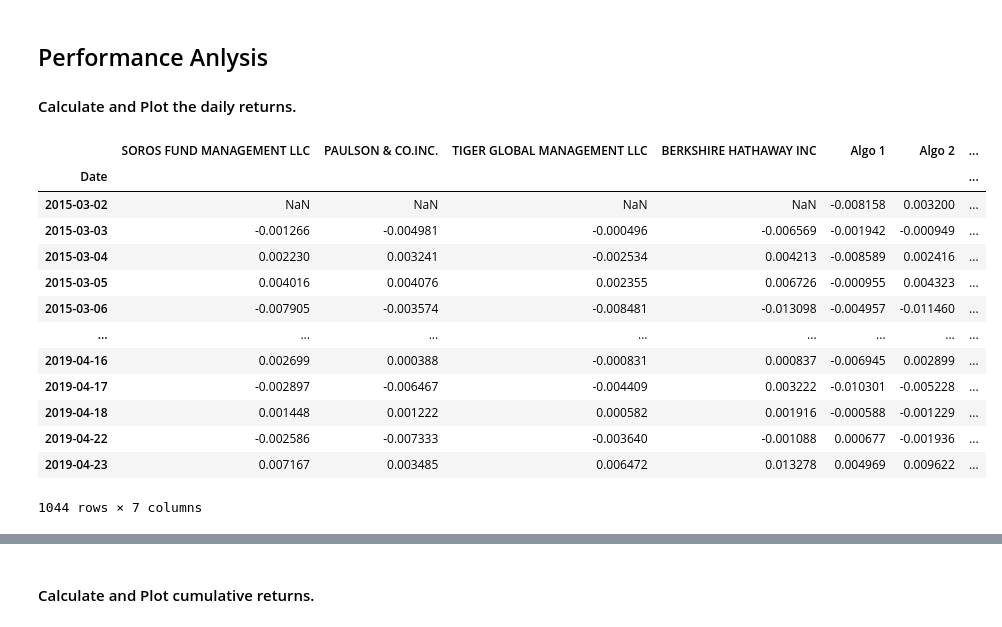
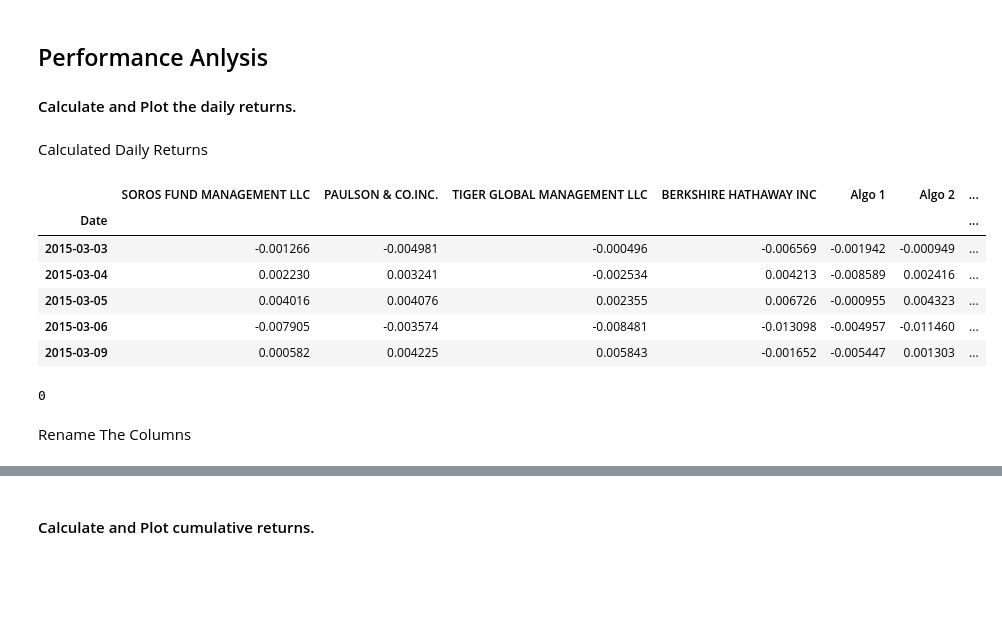
Before and after one commit to JamelBoyer/J_Boyer_Bootcamp, a Jupyter notebook: 02-Homework/04-Pandas/Instructions/Starter_Code/whale_analysis.ipynb, the cells around one changed output, grey strips where cells are left out. Drawn from its saved outputs; the diff is of its cells as text; code cells hidden in the pictures; blank space fills up the shorter version.

```diff
--- a/02-Homework/04-Pandas/Instructions/Starter_Code/whale_analysis.ipynb
+++ b/02-Homework/04-Pandas/Instructions/Starter_Code/whale_analysis.ipynb
@@ -162,3 +134,5 @@ Date
+# %%
+algo_returns_data = algo_returns.copy()
 # %% [markdown]
 ## S&P 500 Returns
 
@@ -198,7 +171,7 @@ Close    object
 dtype: object
 # %%
 # Fix Data Types
-SP_Close = SP_Close.copy()
+#Needed to replace the $ so that the amounts are no longer strings but intergers
 SP_Close["Close"] = SP_Close["Close"].str.replace("$", "")
 SP_Close.head()
 # %% [output]
@@ -209,6 +182,9 @@ SP_Close.head()
 | 2012-10-03 | 1450.99 |
 | 2012-10-04 | 1461.40 |
 | 2012-10-05 | 1460.93 |
+# %%
+#Making a copy of this dataframe so I do not have to go through this process in the future
+SP_Close_data = SP_Close.copy()
 # %%
 # Calculate Daily Returns
 
@@ -246,6 +223,6 @@ SP_Close.head()
 ## Combine Whale, Algorithmic, and S&P 500 Returns
 # %%
 # Join Whale Returns, Algorithmic Returns, and the S&P 500 Returns into a single DataFrame with columns for each portfolio's returns.
-daily_oringinal_returns = pd.concat([whale_returns, algo_returns, SP_Close], axis = "columns",join = "inner")
-print(daily_oringinal_returns)
+daily_oringinal_returns = pd.concat([whale_returns_data, algo_returns_data, SP_Close_data], axis = "columns",join = "inner")
+daily_oringinal_returns
 # %% [output]
@@ -278,28 +250,32 @@ In this section, you will calculate and visualize performance and risk metrics f
 ## Performance Anlysis
 
 #### Calculate and Plot the daily returns.
+# %% [markdown]
+Calculated Daily Returns
 # %%
-#Plot daily returns of all portfolios
+
 #daily_returns_of_all_assets = df.pct_change
-#df.head()
+#head()
 #df.dropna()
 
-daily_oringinal_returns.pct_change
-#daily_oringinal_returns.dropna()
-daily_oringinal_returns
+daily_oringinal_returns["Close"] = daily_oringinal_returns["Close"].astype("float64")
+daily_oringinal_returns["Close"] = daily_oringinal_returns["Close"].pct_change(1)
+daily_oringinal_returns.head()
 # %% [output]
 |  | SOROS FUND MANAGEMENT LLC | PAULSON & CO.INC. | TIGER GLOBAL MANAGEMENT LLC | BERKSHIRE HATHAWAY INC | Algo 1 | Algo 2 | ... |
 | Date |  |  |  |  |  |  | ... |
-| 2015-03-02 | NaN | NaN | NaN | NaN | -0.008158 | 0.003200 | ... |
 | 2015-03-03 | -0.001266 | -0.004981 | -0.000496 | -0.006569 | -0.001942 | -0.000949 | ... |
 | 2015-03-04 | 0.002230 | 0.003241 | -0.002534 | 0.004213 | -0.008589 | 0.002416 | ... |
 | 2015-03-05 | 0.004016 | 0.004076 | 0.002355 | 0.006726 | -0.000955 | 0.004323 | ... |
 | 2015-03-06 | -0.007905 | -0.003574 | -0.008481 | -0.013098 | -0.004957 | -0.011460 | ... |
-| ... | ... | ... | ... | ... | ... | ... | ... |
-| 2019-04-16 | 0.002699 | 0.000388 | -0.000831 | 0.000837 | -0.006945 | 0.002899 | ... |
-| 2019-04-17 | -0.002897 | -0.006467 | -0.004409 | 0.003222 | -0.010301 | -0.005228 | ... |
-| 2019-04-18 | 0.001448 | 0.001222 | 0.000582 | 0.001916 | -0.000588 | -0.001229 | ... |
-| 2019-04-22 | -0.002586 | -0.007333 | -0.003640 | -0.001088 | 0.000677 | -0.001936 | ... |
-| 2019-04-23 | 0.007167 | 0.003485 | 0.006472 | 0.013278 | 0.004969 | 0.009622 | ... |
+| 2015-03-09 | 0.000582 | 0.004225 | 0.005843 | -0.001652 | -0.005447 | 0.001303 | ... |
-1044 rows × 7 columns
+# %%
+#Removed NaN with the dropna function and checked with a isna count
+
+daily_oringinal_returns.dropna(inplace=True)
+daily_oringinal_returns.isna().sum().sum()
+# %% [output]
+0
+# %% [markdown]
+Rename The Columns
 # %%
```
Also changed, not shown: parts of 53 cells of this notebook, 3 other files.
